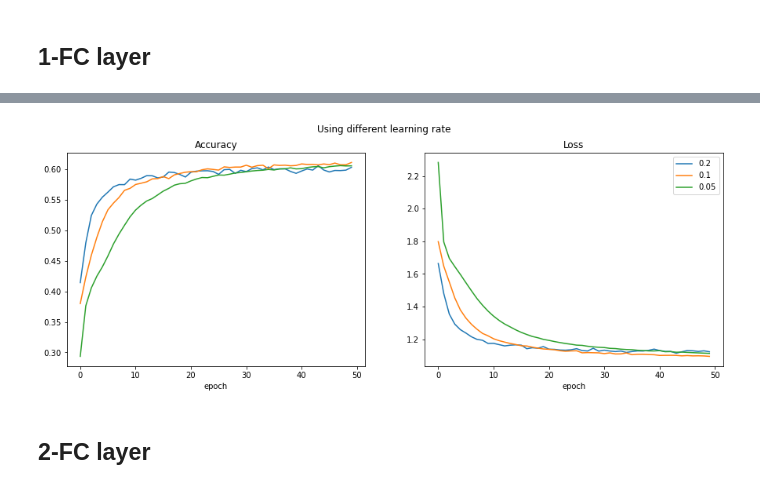
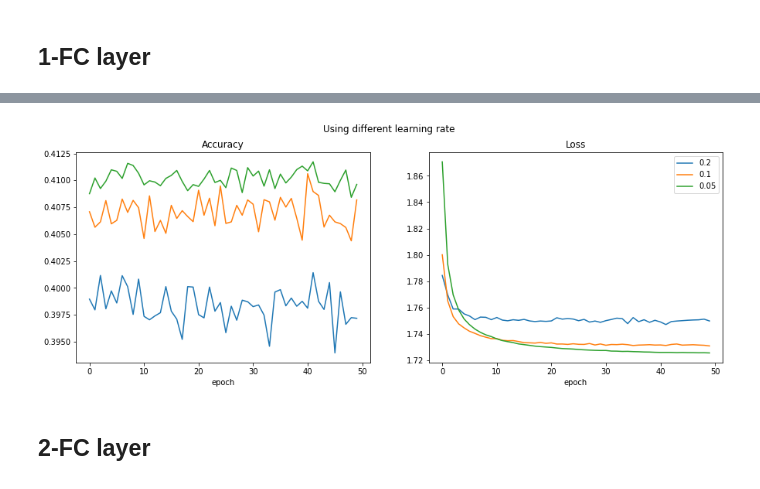
Before and after one commit to jhnliu/comp5349, a Jupyter notebook: Experiment_1f_to_3f.ipynb, the cells around one changed output, grey strips where cells are left out. Drawn from its saved outputs; the diff is of its cells as text; code cells hidden in the pictures.

Commit message:
took out dense layer in 1f

```diff
--- a/Experiment_1f_to_3f.ipynb
+++ b/Experiment_1f_to_3f.ipynb
@@ -489,10 +489,9 @@ def save_info_df(acc_train_df=None, loss_train_df=None, acc_test_series=None, lo
 def experiment(epochs, batch_size, learning_rate, dropout_rate, all_acc, all_loss, test_acc, test_loss, y_train, y_test):
 
     # Model architecture
-    dense1 = dense(128,64, w_regularizer_l2 = 5e-4,b_regularizer_l2 = 5e-4)
+    dense1 = dense(128,16, w_regularizer_l2 = 5e-4,b_regularizer_l2 = 5e-4)
     activation1 = ReLu()
 
-    dense2 = dense(64,16, w_regularizer_l2 = 5e-4,b_regularizer_l2 = 5e-4)
     loss_activation = softmax_crossentropy_loss()
 
     optimizer = Optimizer_SGD(learning_rate, decay=0, momentum=False)
@@ -509,31 +508,25 @@ def experiment(epochs, batch_size, learning_rate, dropout_rate, all_acc, all_los
 
             # Block 1 with (Dense, BN, Relu, Dropout)
             dense1.forward(x_batch)
-            activation1.forward(dense1.output)
 
-            # Block 2 with (Dense)
-            dense2.forward(activation1.output)
-            data_loss = loss_activation.forward(dense2.output, y_batch)
+            data_loss = loss_activation.forward(dense1.output, y_batch)
 
             # Add up the regularization loss
-            regularization_loss = loss_activation.loss.regularization_loss(dense1) + loss_activation.loss.regularization_loss(dense2)
+            regularization_loss = loss_activation.loss.regularization_loss(dense1)
 
             # Calculate the total loss of this epoch training for visualization later
             loss = data_loss + regularization_loss
 
             # Backpropagation
             loss_activation.backward(loss_activation.output, y_batch)
-            dense2.backward(loss_activation.dinputs)
 
-            activation1.backward(dense2.dinputs)
-            dense1.backward(activation1.dinputs)
+            dense1.backward(loss_activation.dinputs)
 
             # Update optimizer paramters
             optimizer.pre_update()
 
             # Update the weights and bias in the dense layers
             optimizer.update_params(dense1)
-            optimizer.update_params(dense2)
 
             # Iteration + 1 for SGD with momentum
             optimizer.post_update()
@@ -542,11 +535,9 @@ def experiment(epochs, batch_size, learning_rate, dropout_rate, all_acc, all_los
 
         # Block 1 with (Dense, Relu, Dropout)
         dense1.forward(X_train)
-        activation1.forward(dense1.output)
 
-        dense2.forward(activation1.output)
 
-        val_loss = loss_activation.forward(dense2.output, y_train)
+        val_loss = loss_activation.forward(dense1.output, y_train)
 
         prediction = np.argmax(loss_activation.output, axis=1)
         if len(y_train) == 2:
@@ -562,10 +553,9 @@ def experiment(epochs, batch_size, learning_rate, dropout_rate, all_acc, all_los
 
     # Evaluate on the test set
     dense1.forward(X_test)
-    activation1.forward(dense1.output)
 
-    #dense2.forward(activation1.output)
-    loss = loss_activation.forward(activation1.output, y_test)
+
+    loss = loss_activation.forward(dense1.output, y_test)
     prediction = np.argmax(loss_activation.output, axis=1)
 
     if len(y_test) == 2:
@@ -586,7 +576,7 @@ def experiment(epochs, batch_size, learning_rate, dropout_rate, all_acc, all_los
 epochs = 50
 batch_size = 128
 learning_rate = [0.2, 0.1, 0.05]
-dropout_rate = 0.2
+dropout_rate = 0
 
 all_acc = []
 all_loss = []
@@ -633,5 +623,5 @@ acc:0.0209 |loss:7.5478
 Done training
-[figure, old version]
+[figure, new version]
 # %% [markdown]
 ## 2-FC layer
 # %%
```
Also changed, not shown: parts of 1 cell of this notebook.
